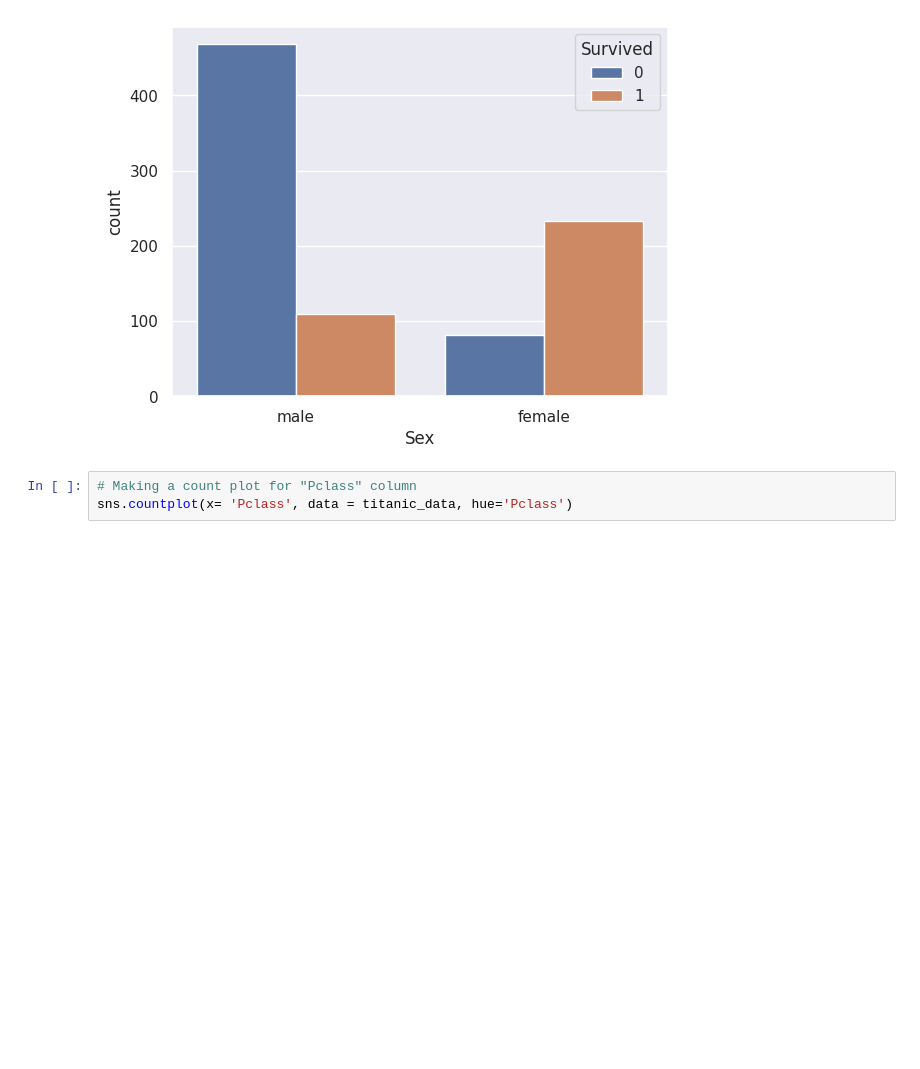
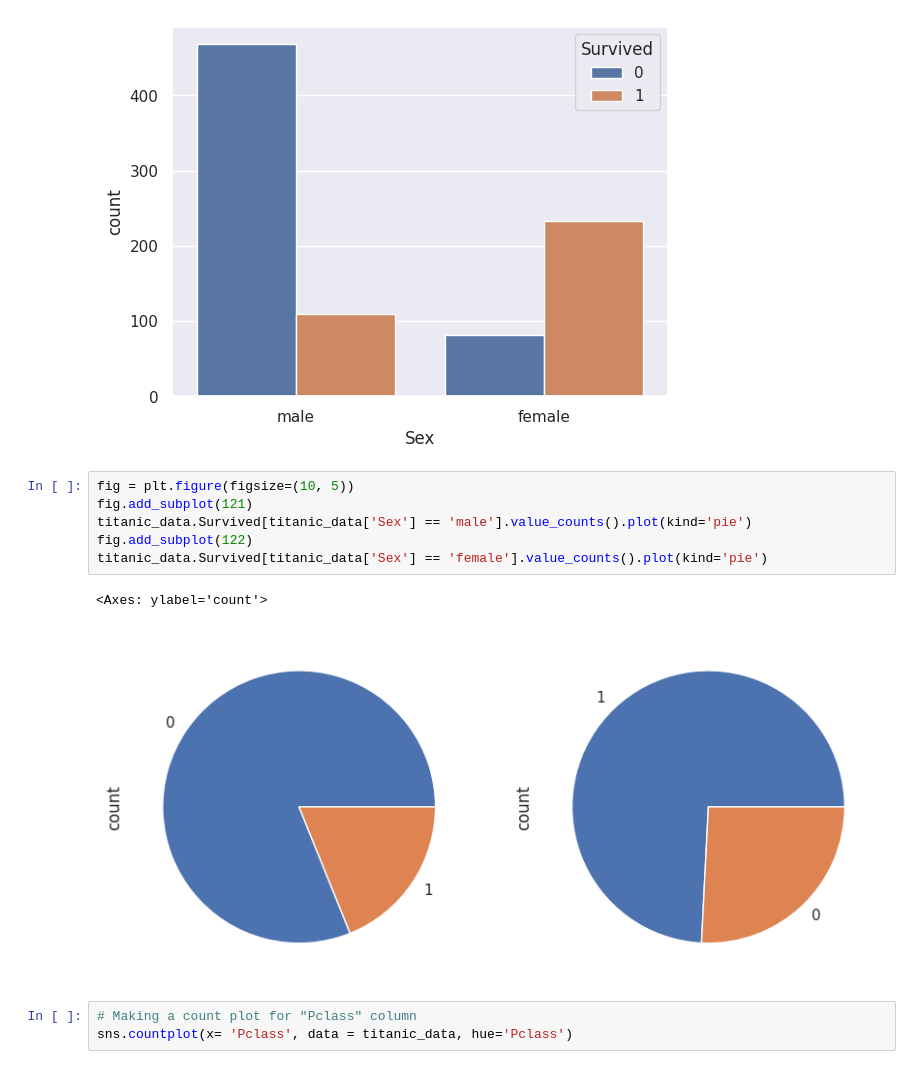
Before and after one commit to AfsanehShamsaddini/Titanic_Survival_Prediction, a Jupyter notebook: Titanic_Survival_Prediction.ipynb, the cells around one changed output. Drawn from its saved outputs; the diff is of its cells as text; blank space fills up the shorter version.

```diff
--- a/Titanic_Survival_Prediction.ipynb
+++ b/Titanic_Survival_Prediction.ipynb
@@ -163,6 +172,15 @@ sns.countplot(x = 'Sex', data = titanic_data, hue= 'Survived')
 # %% [output]
 <Axes: xlabel='Sex', ylabel='count'>
 [figure]
+# %%
+fig = plt.figure(figsize=(10, 5))
+fig.add_subplot(121)
+titanic_data.Survived[titanic_data['Sex'] == 'male'].value_counts().plot(kind='pie')
+fig.add_subplot(122)
+titanic_data.Survived[titanic_data['Sex'] == 'female'].value_counts().plot(kind='pie')
+# %% [output]
+<Axes: ylabel='count'>
+[figure, added]
 # %%
 # Making a count plot for "Pclass" column
 sns.countplot(x= 'Pclass', data = titanic_data, hue='Pclass')
```
Also changed, not shown: parts of 2 cells of this notebook.
